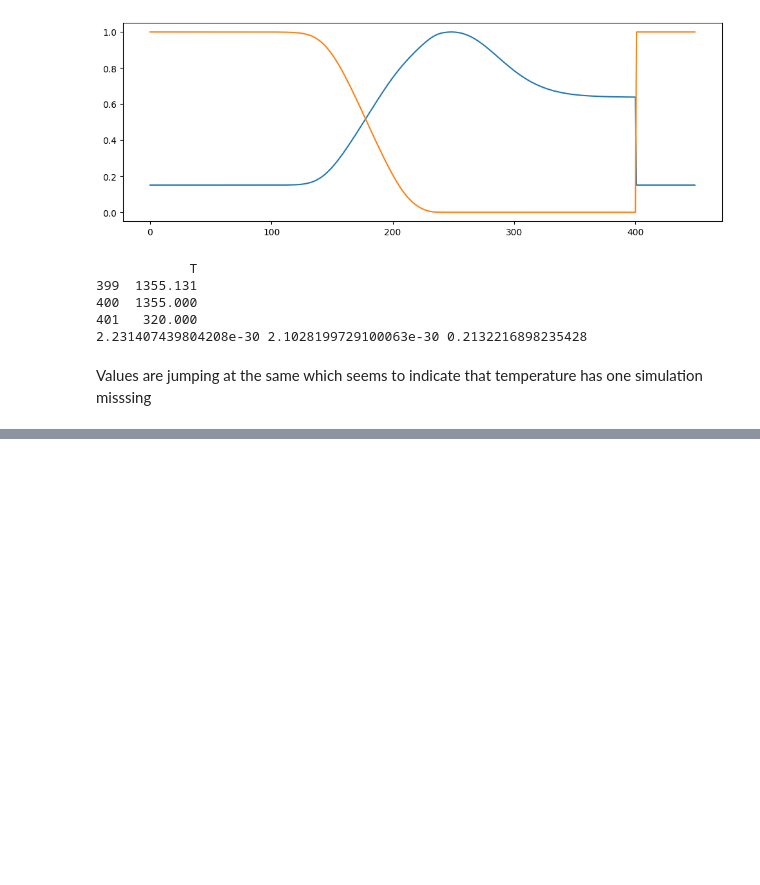
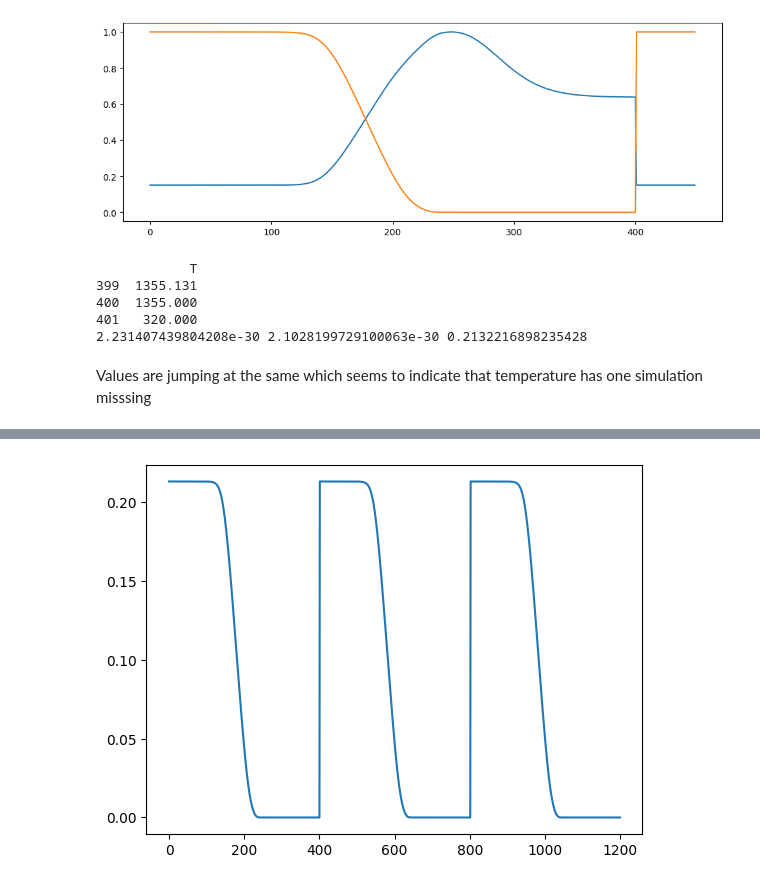
Before and after one commit to GregoireCorluy/Encoder-decoder-for-practical-ROM, a Jupyter notebook: analysis/2026-07-29-2-Explore-dataset-Malik-CFLF-2022.ipynb, the cells around one changed output, grey strips where cells are left out. Drawn from its saved outputs; the diff is of its cells as text; code cells hidden in the pictures; blank space fills up the shorter version.

```diff
--- a/analysis/2026-07-29-2-Explore-dataset-Malik-CFLF-2022.ipynb
+++ b/analysis/2026-07-29-2-Explore-dataset-Malik-CFLF-2022.ipynb
@@ -82,0 +96,5 @@ Values are jumping at the same which seems to indicate that temperature has one
+# %%
+plt.plot(data_state_space["CH4"][:1200])
+plt.show()
+# %% [output]
+[figure, added]
```
Also changed, not shown: parts of 4 cells of this notebook, 4 other files.
